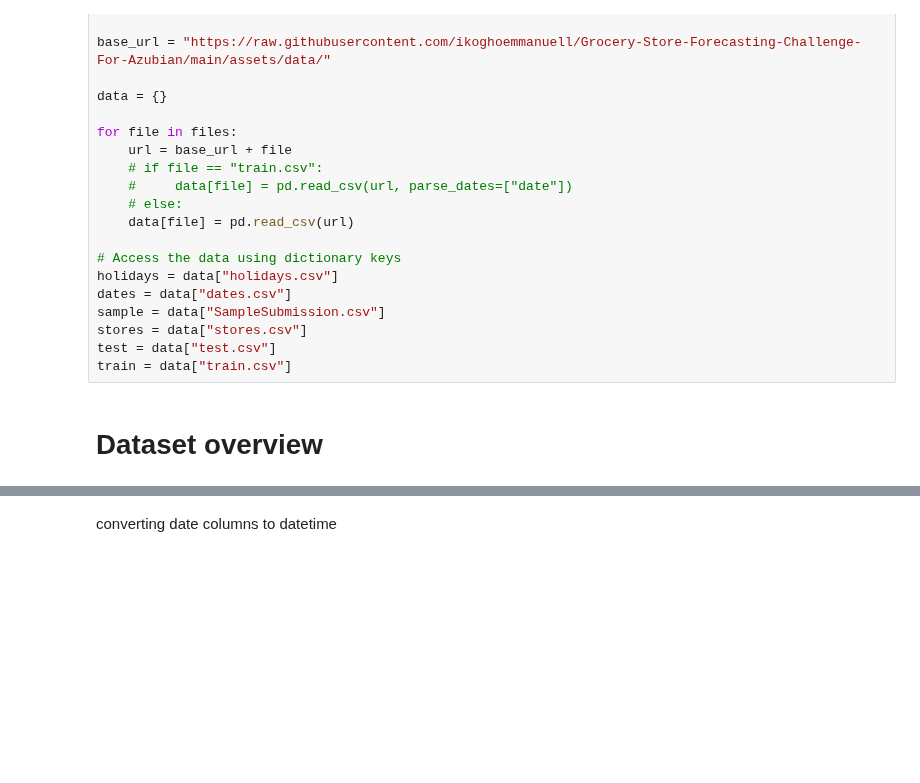
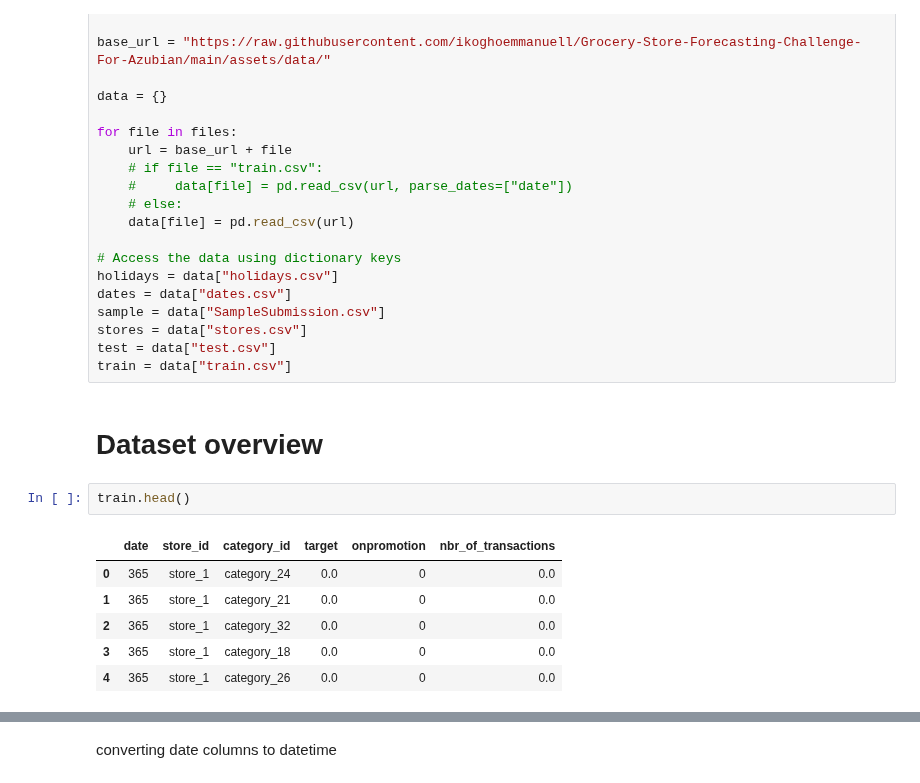
Before and after one commit to ikoghoemmanuell/Grocery-Store-Forecasting-Challenge-For-Azubian, a Jupyter notebook: dev/notebooks/sales.ipynb, the cells around one changed output, grey strips where cells are left out. Saved outputs shown, nothing was run; the diff lists cells and outputs as text; blank space fills up the shorter version.

```diff
--- a/dev/notebooks/sales.ipynb
+++ b/dev/notebooks/sales.ipynb
@@ -62,3 +82,12 @@ test = data["test.csv"]
 train = data["train.csv"]
 # %% [markdown]
 # Dataset overview
+# %%
+train.head()
+# %% [output]
+|  | date | store_id | category_id | target | onpromotion | nbr_of_transactions |
+| 0 | 365 | store_1 | category_24 | 0.0 | 0 | 0.0 |
+| 1 | 365 | store_1 | category_21 | 0.0 | 0 | 0.0 |
+| 2 | 365 | store_1 | category_32 | 0.0 | 0 | 0.0 |
+| 3 | 365 | store_1 | category_18 | 0.0 | 0 | 0.0 |
+| 4 | 365 | store_1 | category_26 | 0.0 | 0 | 0.0 |
```
Also changed, not shown: parts of 43 cells of this notebook.
